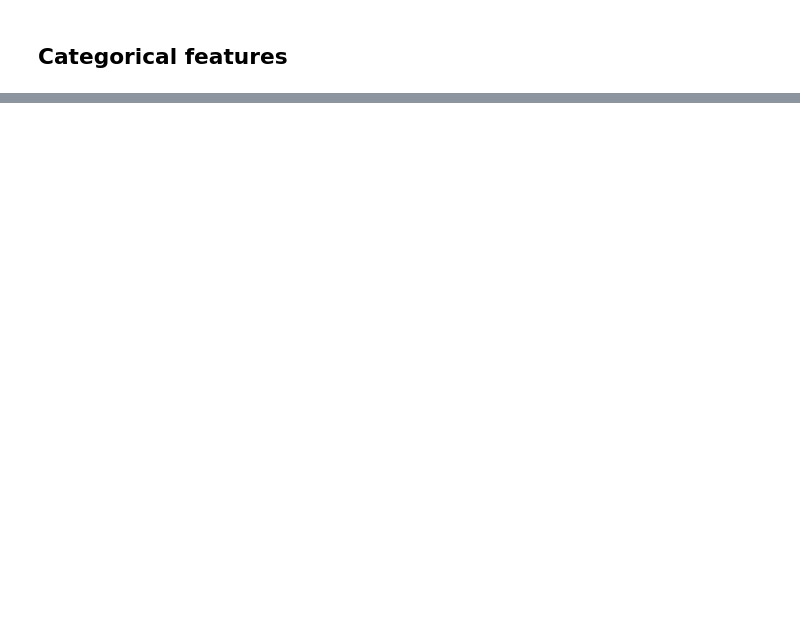
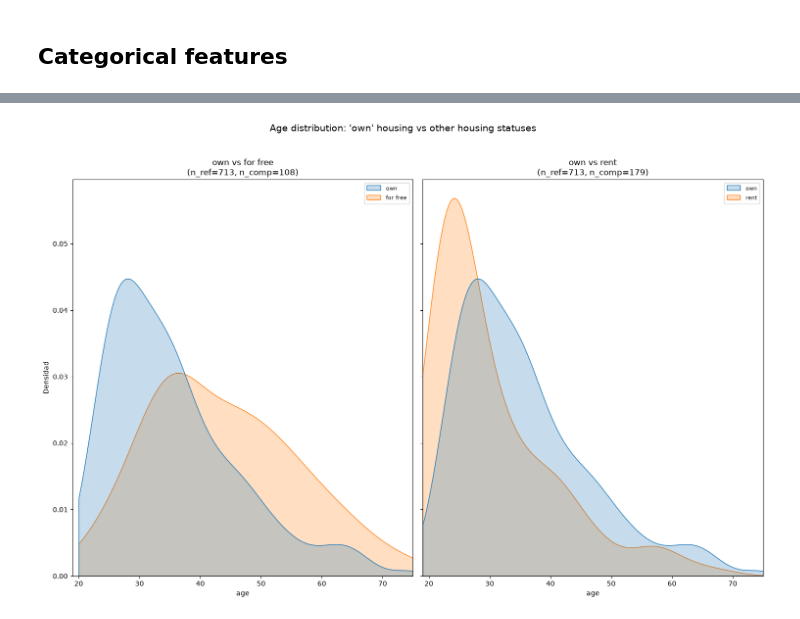
Before and after one commit to cafernandezp/ds-harness-template, a Jupyter notebook: playground/scripts/eda/eda_binary_target.ipynb, the cells around one changed output, grey strips where cells are left out. Cells and saved outputs as stored; diff of their text form; code cells hidden in the pictures; blank space fills up the shorter version.

```diff
--- a/playground/scripts/eda/eda_binary_target.ipynb
+++ b/playground/scripts/eda/eda_binary_target.ipynb
@@ -133,0 +269,11 @@ for col in numeric_features:
+# %%
+visualization.plot_kde_grid_vs_reference(
+    df=df,
+    value_col="age",
+    legend_col="housing",
+    label_name_reference="own",
+    title="Age distribution: 'own' housing vs other housing statuses",
+    n_cols=2,
+)
+# %% [output]
+[figure, added]
```
Also changed, not shown: parts of 15 cells of this notebook.
